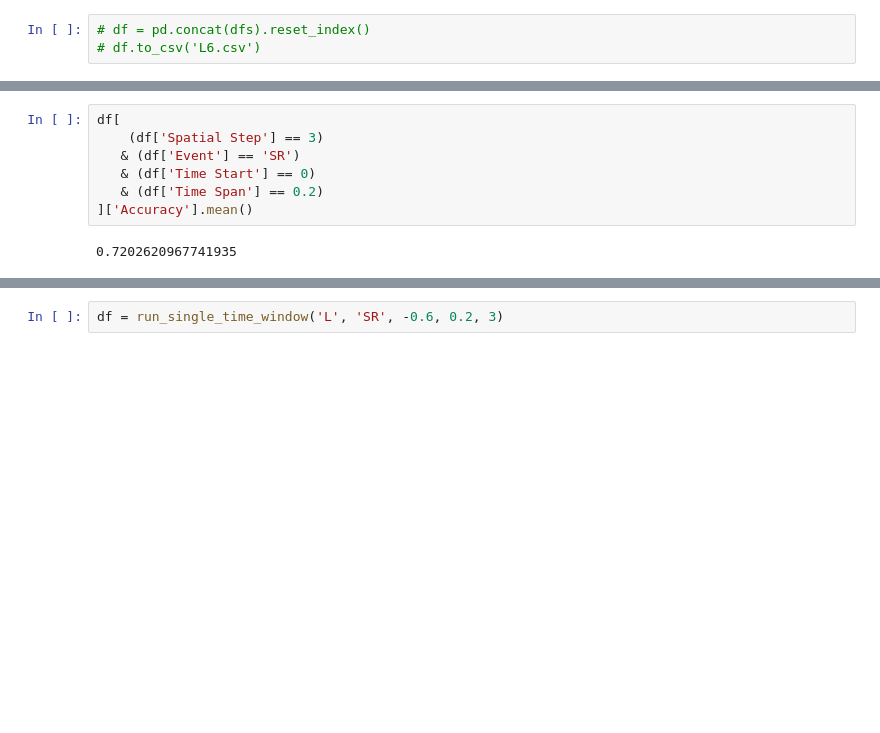
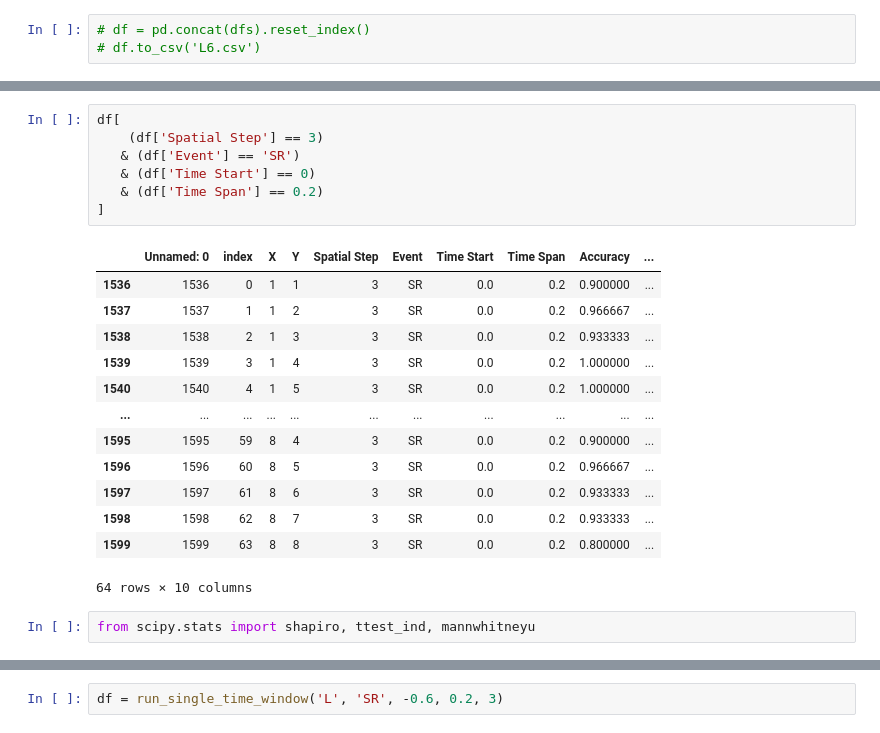
Before and after one commit to YunruoNi/BCI_Project, a Jupyter notebook: test_main2.ipynb, the cells around one changed output, grey strips where cells are left out. Drawn from its saved outputs; the diff is of its cells as text; blank space fills up the shorter version.

```diff
--- a/test_main2.ipynb
+++ b/test_main2.ipynb
@@ -227,9 +239,23 @@ df['Accuracy'].mean()
 # %%
 df[
     (df['Spatial Step'] == 3)
    & (df['Event'] == 'SR')
    & (df['Time Start'] == 0)
    & (df['Time Span'] == 0.2)
-]['Accuracy'].mean()
+]
 # %% [output]
+|  | Unnamed: 0 | index | X | Y | Spatial Step | Event | Time Start | Time Span | Accuracy | ... |
+| 1536 | 1536 | 0 | 1 | 1 | 3 | SR | 0.0 | 0.2 | 0.900000 | ... |
+| 1537 | 1537 | 1 | 1 | 2 | 3 | SR | 0.0 | 0.2 | 0.966667 | ... |
+| 1538 | 1538 | 2 | 1 | 3 | 3 | SR | 0.0 | 0.2 | 0.933333 | ... |
+| 1539 | 1539 | 3 | 1 | 4 | 3 | SR | 0.0 | 0.2 | 1.000000 | ... |
+| 1540 | 1540 | 4 | 1 | 5 | 3 | SR | 0.0 | 0.2 | 1.000000 | ... |
+| ... | ... | ... | ... | ... | ... | ... | ... | ... | ... | ... |
+| 1595 | 1595 | 59 | 8 | 4 | 3 | SR | 0.0 | 0.2 | 0.900000 | ... |
+| 1596 | 1596 | 60 | 8 | 5 | 3 | SR | 0.0 | 0.2 | 0.966667 | ... |
+| 1597 | 1597 | 61 | 8 | 6 | 3 | SR | 0.0 | 0.2 | 0.933333 | ... |
+| 1598 | 1598 | 62 | 8 | 7 | 3 | SR | 0.0 | 0.2 | 0.933333 | ... |
+| 1599 | 1599 | 63 | 8 | 8 | 3 | SR | 0.0 | 0.2 | 0.800000 | ... |
-0.7202620967741935
+64 rows × 10 columns
+# %%
+from scipy.stats import shapiro, ttest_ind, mannwhitneyu
```
Also changed, not shown: parts of 8 cells of this notebook, 1 other file.
